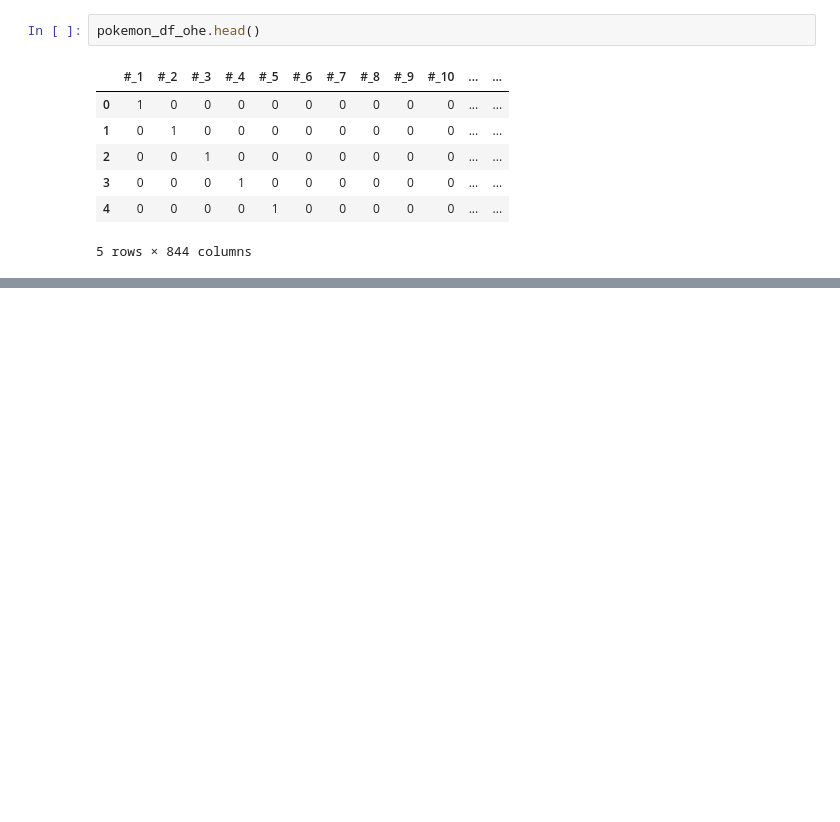
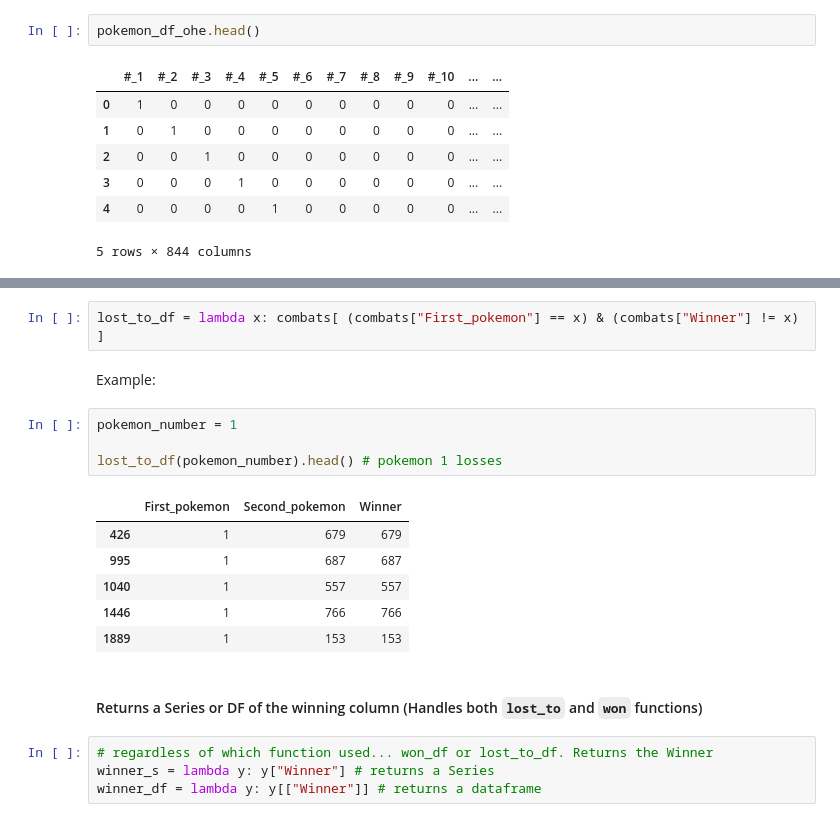
Before and after one commit to dannypadilla/pokemon-battle-predictor, a Jupyter notebook: pokemon-battle-prediction.ipynb, the cells around one changed output, grey strips where cells are left out. Cells and saved outputs as stored; diff of their text form; blank space fills up the shorter version.

```diff
--- a/pokemon-battle-prediction.ipynb
+++ b/pokemon-battle-prediction.ipynb
@@ -143,0 +224,21 @@ pokemon_df_ohe.head()
+# %%
+lost_to_df = lambda x: combats[ (combats["First_pokemon"] == x) & (combats["Winner"] != x) ]
+# %% [markdown]
+Example:
+# %%
+pokemon_number = 1
+
+lost_to_df(pokemon_number).head() # pokemon 1 losses
+# %% [output]
+|  | First_pokemon | Second_pokemon | Winner |
+| 426 | 1 | 679 | 679 |
+| 995 | 1 | 687 | 687 |
+| 1040 | 1 | 557 | 557 |
+| 1446 | 1 | 766 | 766 |
+| 1889 | 1 | 153 | 153 |
+# %% [markdown]
+#### Returns a Series or DF of the winning column (Handles both `lost_to` and `won` functions)
+# %%
+# regardless of which function used... won_df or lost_to_df. Returns the Winner
+winner_s = lambda y: y["Winner"] # returns a Series
+winner_df = lambda y: y[["Winner"]] # returns a dataframe
```
Also changed, not shown: parts of 28 cells of this notebook.
